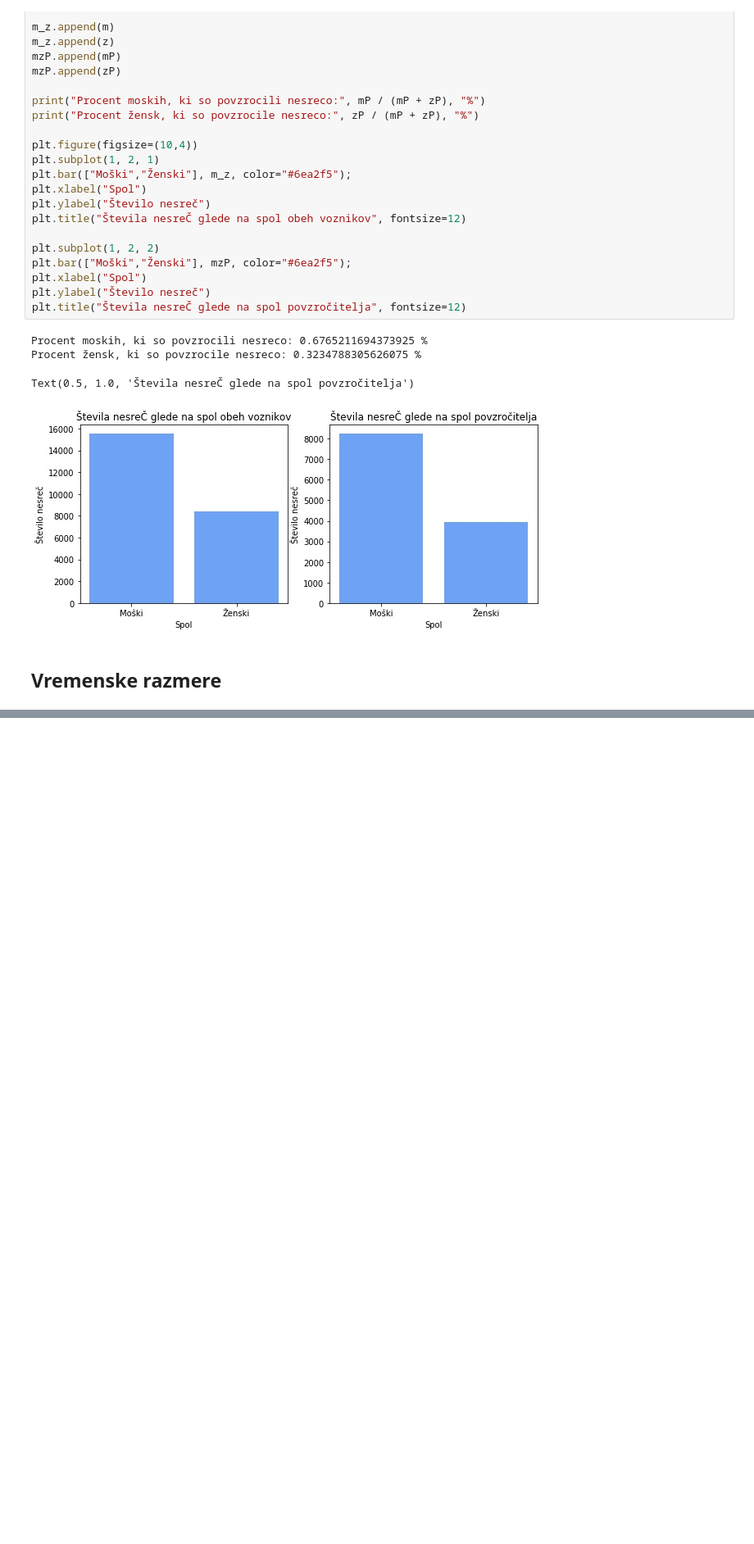
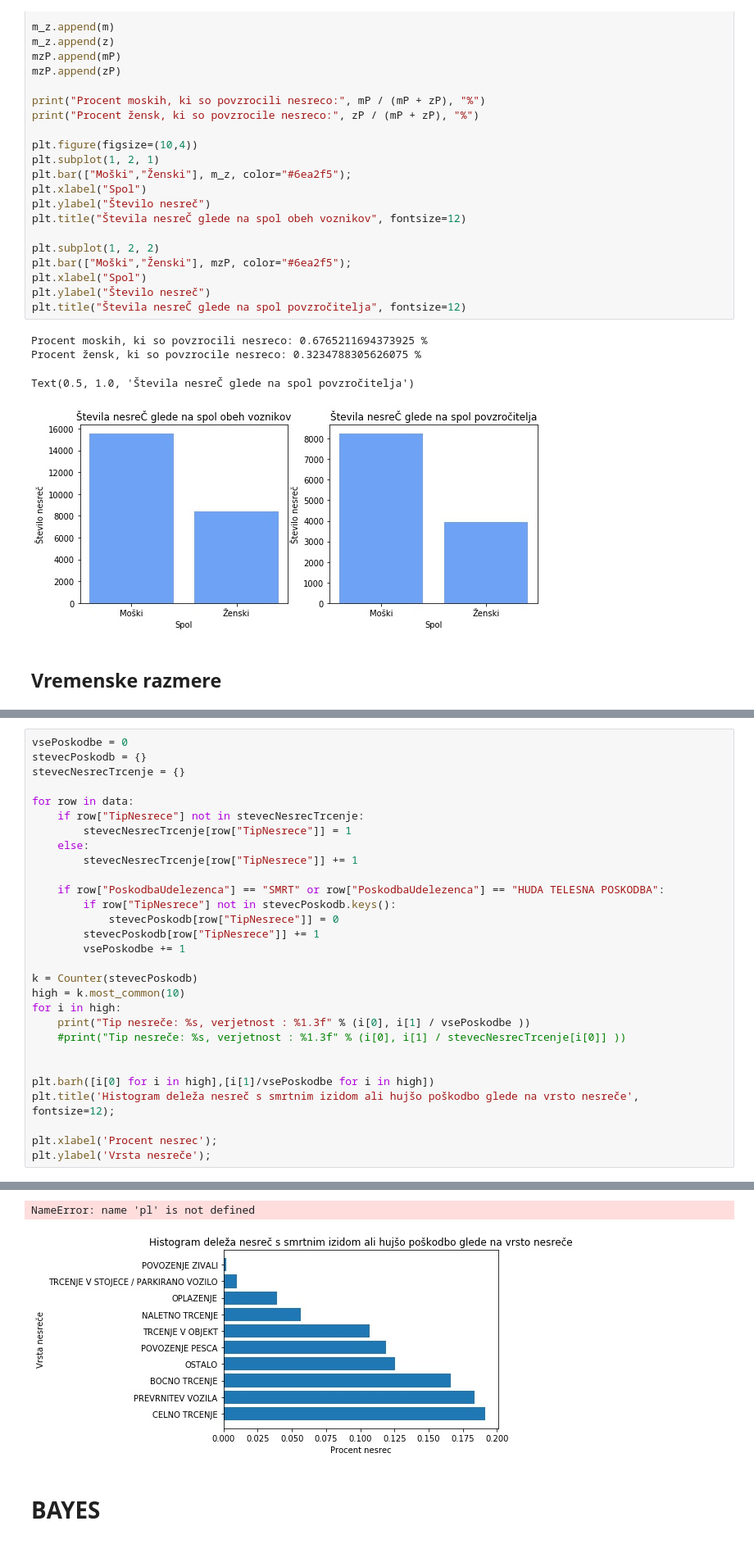
Before and after one commit to ozbej/PR20BOTGJ, a Jupyter notebook: Porocilo Tadej.ipynb, the cells around one changed output, grey strips where cells are left out. Shown at 82% size. Cells and saved outputs as stored; diff of their text form; blank space fills up the shorter version.

```diff
--- a/Porocilo Tadej.ipynb
+++ b/Porocilo Tadej.ipynb
@@ -88,2 +88,32 @@ for i, v in enumerate(y):
 # %% [output]
 [figure]
+# %%
+vsePoskodbe = 0
+stevecPoskodb = {}
+stevecNesrecTrcenje = {}
+
+for row in data:
+    if row["TipNesrece"] not in stevecNesrecTrcenje:
+        stevecNesrecTrcenje[row["TipNesrece"]] = 1
+    else:
+        stevecNesrecTrcenje[row["TipNesrece"]] += 1
+
+    if row["PoskodbaUdelezenca"] == "SMRT" or row["PoskodbaUdelezenca"] == "HUDA TELESNA POSKODBA":
+        if row["TipNesrece"] not in stevecPoskodb.keys():
+            stevecPoskodb[row["TipNesrece"]] = 0
+        stevecPoskodb[row["TipNesrece"]] += 1
+        vsePoskodbe += 1
+
+k = Counter(stevecPoskodb)
+high = k.most_common(10)
+for i in high:
+    print("Tip nesreče: %s, verjetnost : %1.3f" % (i[0], i[1] / vsePoskodbe ))
+    #print("Tip nesreče: %s, verjetnost : %1.3f" % (i[0], i[1] / stevecNesrecTrcenje[i[0]] ))
+
+
+plt.barh([i[0] for i in high],[i[1]/vsePoskodbe for i in high])
+plt.title('Histogram deleža nesreč s smrtnim izidom ali hujšo poškodbo glede na vrsto nesreče', fontsize=12);
+
+plt.xlabel('Procent nesrec');
+plt.ylabel('Vrsta nesreče');
+# %% [output]
@@ -89,0 +140,4 @@ for i, v in enumerate(y):
+NameError: name 'pl' is not defined
+[figure, added]
+# %% [markdown]
+# BAYES
```
Also changed, not shown: parts of 3 cells of this notebook.
